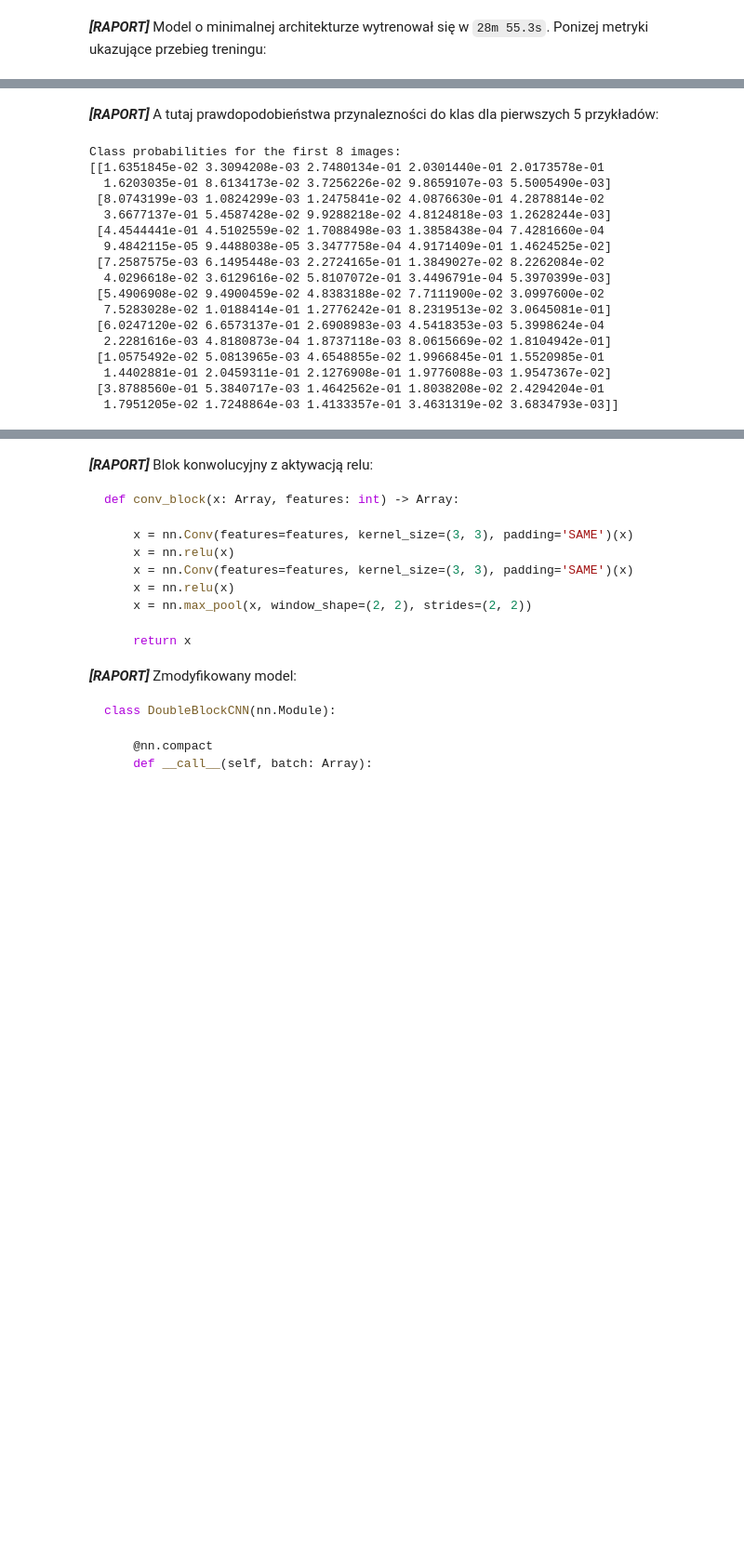
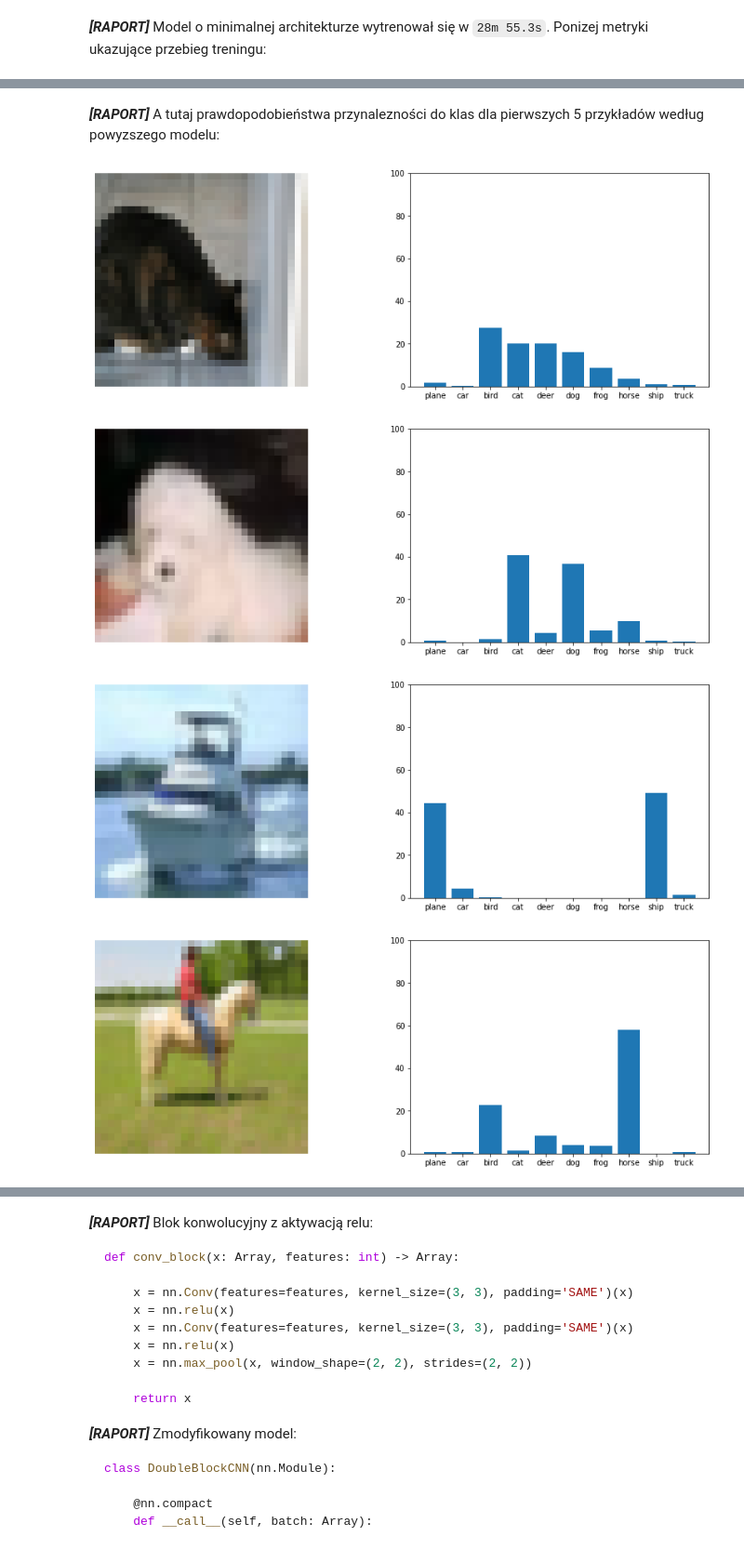
Before and after one commit to Wotaker/TrainingCNN, a Jupyter notebook: raport.ipynb, the cells around one changed output, grey strips where cells are left out. Shown: that part at 93% size. Cells and saved outputs as stored; diff of their text form; code cells hidden in the pictures; blank space fills up the shorter version.

```diff
--- a/raport.ipynb
+++ b/raport.ipynb
@@ -164,26 +120,10 @@ def train_epoch(
 # %% [markdown]
-***[RAPORT]*** A tutaj prawdopodobieństwa przynalezności do klas dla pierwszych 5 przykładów:
+***[RAPORT]*** A tutaj prawdopodobieństwa przynalezności do klas dla pierwszych 5 przykładów według powyzszego modelu:
-# %%
-final_state = restore_checkpoint("checkpoints/min_cnn", init_state)
-min_cnn_predictions = predict_probs(final_state, x_train[:first_n])
-
-print(f"Class probabilities for the first {first_n} images:")
-print(min_cnn_predictions)
-# %% [output]
-Class probabilities for the first 8 images:
-[[1.6351845e-02 3.3094208e-03 2.7480134e-01 2.0301440e-01 2.0173578e-01
-  1.6203035e-01 8.6134173e-02 3.7256226e-02 9.8659107e-03 5.5005490e-03]
- [8.0743199e-03 1.0824299e-03 1.2475841e-02 4.0876630e-01 4.2878814e-02
-  3.6677137e-01 5.4587428e-02 9.9288218e-02 4.8124818e-03 1.2628244e-03]
- [4.4544441e-01 4.5102559e-02 1.7088498e-03 1.3858438e-04 7.4281660e-04
-  9.4842115e-05 9.4488038e-05 3.3477758e-04 4.9171409e-01 1.4624525e-02]
- [7.2587575e-03 6.1495448e-03 2.2724165e-01 1.3849027e-02 8.2262084e-02
-  4.0296618e-02 3.6129616e-02 5.8107072e-01 3.4496791e-04 5.3970399e-03]
- [5.4906908e-02 9.4900459e-02 4.8383188e-02 7.7111900e-02 3.0997600e-02
-  7.5283028e-02 1.0188414e-01 1.2776242e-01 8.2319513e-02 3.0645081e-01]
- [6.0247120e-02 6.6573137e-01 2.6908983e-03 4.5418353e-03 5.3998624e-04
-  2.2281616e-03 4.8180873e-04 1.8737118e-03 8.0615669e-02 1.8104942e-01]
- [1.0575492e-02 5.0813965e-03 4.6548855e-02 1.9966845e-01 1.5520985e-01
-  1.4402881e-01 2.0459311e-01 2.1276908e-01 1.9776088e-03 1.9547367e-02]
- [3.8788560e-01 5.3840717e-03 1.4642562e-01 1.8038208e-02 2.4294204e-01
-  1.7951205e-02 1.7248864e-03 1.4133357e-01 3.4631319e-02 3.6834793e-03]]
+# %%
+for i in range(first_n):
+    single_prediction(x_train[i], MIN_CNN_MODEL, verbose=True)
+# %% [output]
+[figure, added]
+[figure, added]
+[figure, added]
+[figure, added]
```
Also changed, not shown: parts of 13 cells of this notebook, 3 other files.
